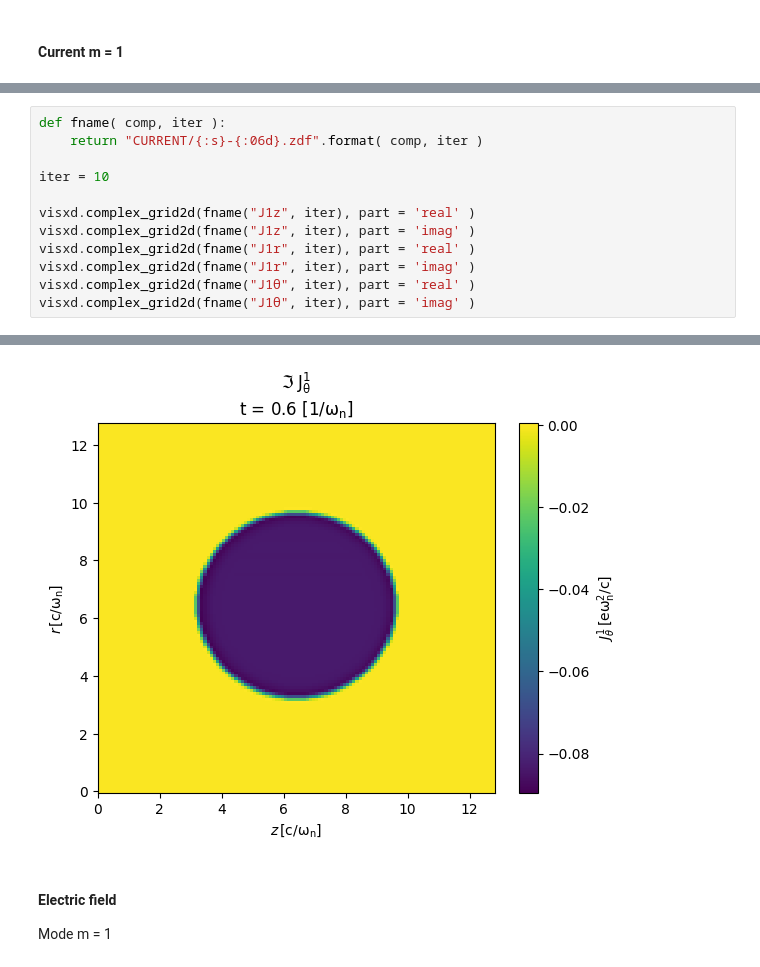
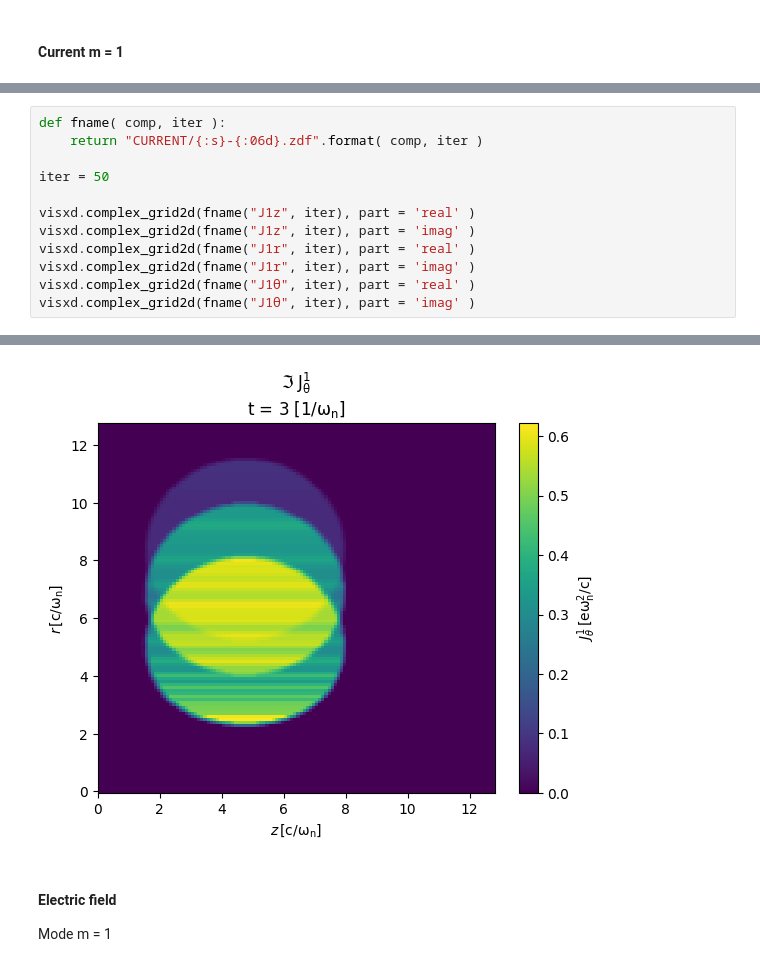
Before and after one commit to ricardo-fonseca/zpic-parallel, a Jupyter notebook: cuda/q3d/Debug-q3d.ipynb, the cells around one changed output, grey strips where cells are left out. Cells and saved outputs as stored; diff of their text form.

```diff
--- a/cuda/q3d/Debug-q3d.ipynb
+++ b/cuda/q3d/Debug-q3d.ipynb
@@ -146,7 +152,7 @@ visxd.complex_grid2d(fname("J1θ", iter), part = 'imag' )
 def fname( comp, iter ):
     return "CURRENT/{:s}-{:06d}.zdf".format( comp, iter )
 
-iter = 10
+iter = 50
 
 visxd.complex_grid2d(fname("J1z", iter), part = 'real' )
 visxd.complex_grid2d(fname("J1z", iter), part = 'imag' )
@@ -163,4 +169,4 @@ visxd.complex_grid2d(fname("J1θ", iter), part = 'imag' )
-[figure, old version]
+[figure, new version]
 # %% [markdown]
 #### Electric field
 
```
Also changed, not shown: parts of 7 cells of this notebook, 22 other files.
